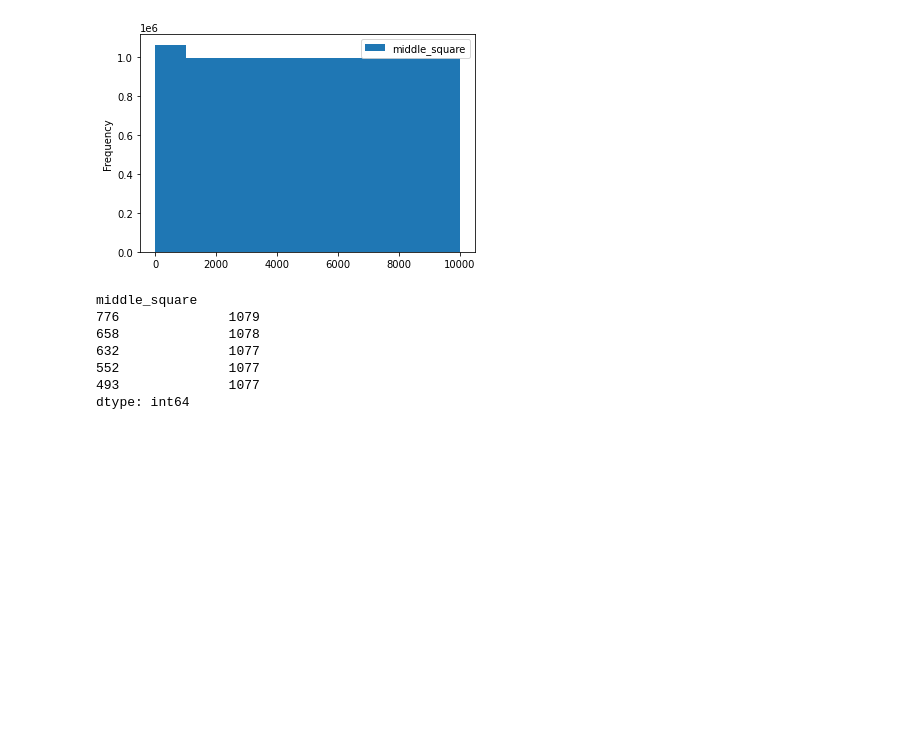
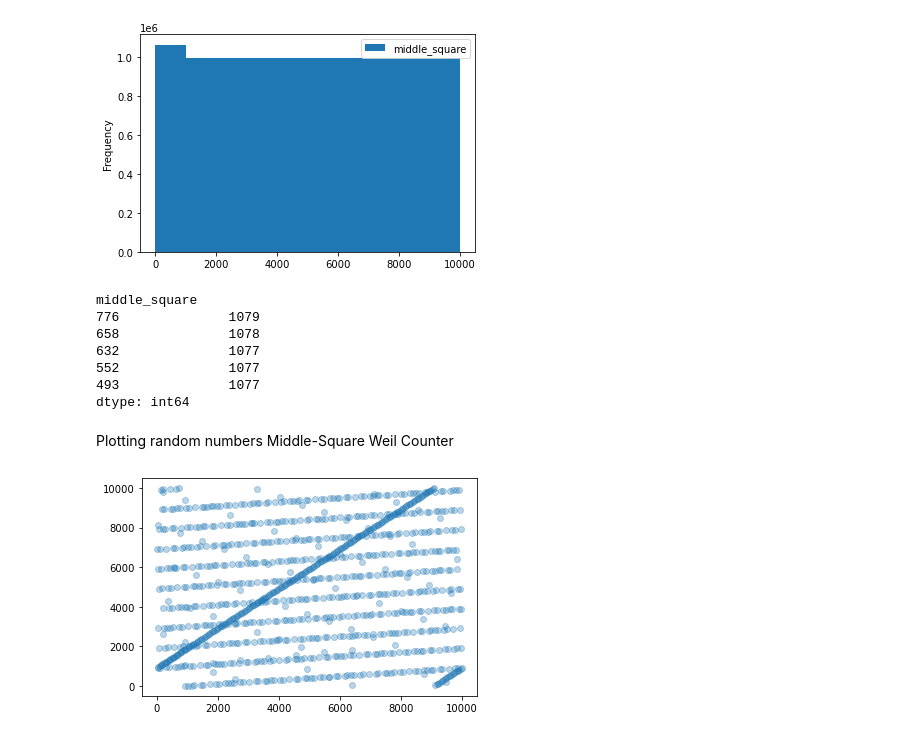
Before and after one commit to guilhermesilveira/datascience, a Jupyter notebook: Pseudo_aleatoriedade.ipynb, the cells around one changed output. Drawn from its saved outputs; the diff is of its cells as text; code cells hidden in the pictures; blank space fills up the shorter version.

```diff
--- a/Pseudo_aleatoriedade.ipynb
+++ b/Pseudo_aleatoriedade.ipynb
@@ -143,3 +146,15 @@ middle_square
 552              1077
 493              1077
 dtype: int64
+# %% [markdown]
+Plotting random numbers Middle-Square Weil Counter
+# %%
+x=0
+weil_counter=0
+x_axis=np.array([msws() for i in range(1000)])
+y_axis=np.array([msws() for i in range(1000)])
+
+plt.scatter(x_axis,y_axis,alpha=0.3)
+plt.show()
+# %% [output]
+[figure, added]
```
Also changed, not shown: parts of 8 cells of this notebook.
